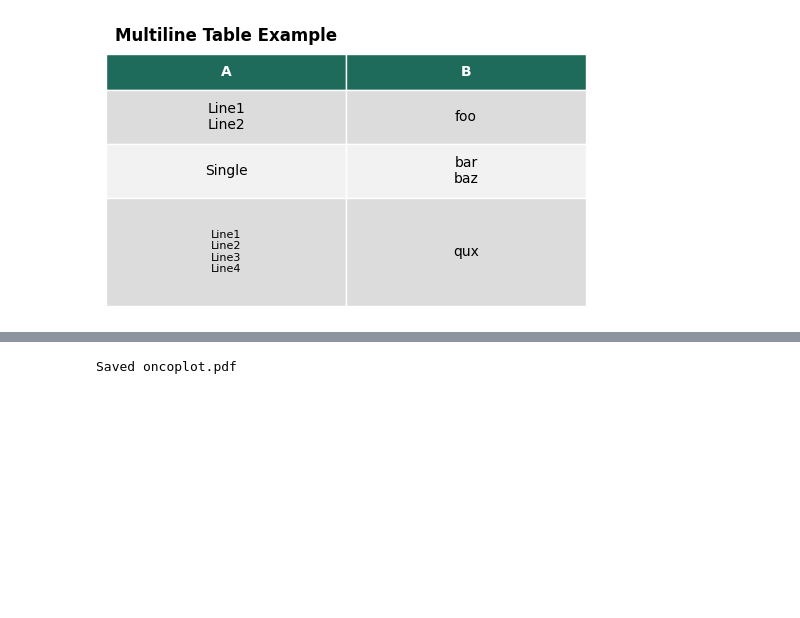
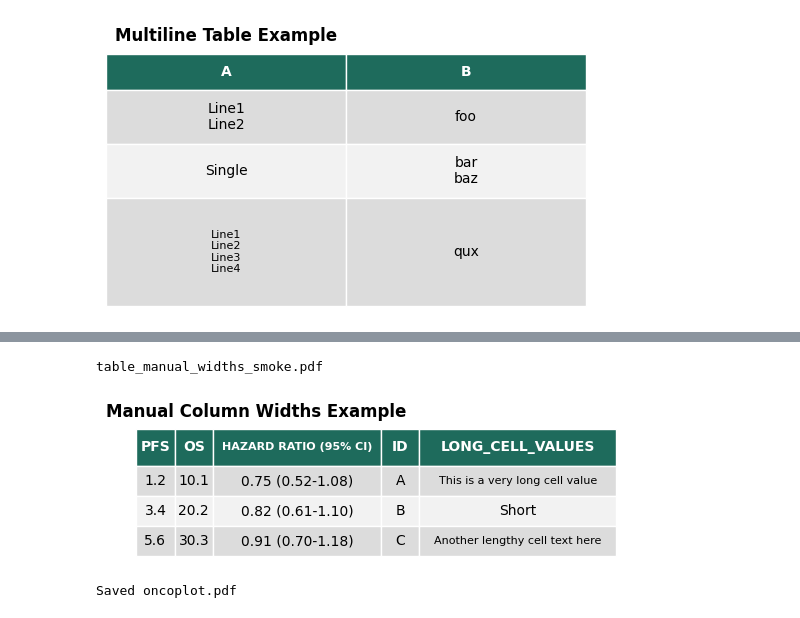
Before and after one commit to vic-cheung/bioviz-kit, a Jupyter notebook: examples/minimal_bioviz_smoke.ipynb, the cells around one changed output, grey strips where cells are left out. Saved outputs shown, nothing was run; the diff lists cells and outputs as text; code cells hidden in the pictures; blank space fills up the shorter version.

```diff
--- a/examples/minimal_bioviz_smoke.ipynb
+++ b/examples/minimal_bioviz_smoke.ipynb
@@ -230,3 +263,20 @@ table_multiline_smoke.pdf
+# %%
+# 4d) Table with manual column widths - explicit control
+manual_width_cfg = StyledTableConfig(
+    table_width=2.0,
+    header_row_height=0.25,
+    row_height=0.2,
+    title="Manual Column Widths Example",
+    column_widths=[0.08, 0.08, 0.35, 0.08, 0.41],  # Explicit fractions
+)
+tp_manual = TablePlotter(auto_width_df, manual_width_cfg)
+fig_manual, ax_manual = tp_manual.plot()
+if fig_manual:
+    fig_manual.savefig("table_manual_widths_smoke.pdf", bbox_inches="tight", pad_inches=0.05)
+    print("table_manual_widths_smoke.pdf")
+# %% [output]
+table_manual_widths_smoke.pdf
+[figure, added]
 # %%
 # 5) Oncoplot minimal data with pathway (row-group) bars
 mut_df = pd.DataFrame(
```
Also changed, not shown: parts of 2 cells of this notebook.
